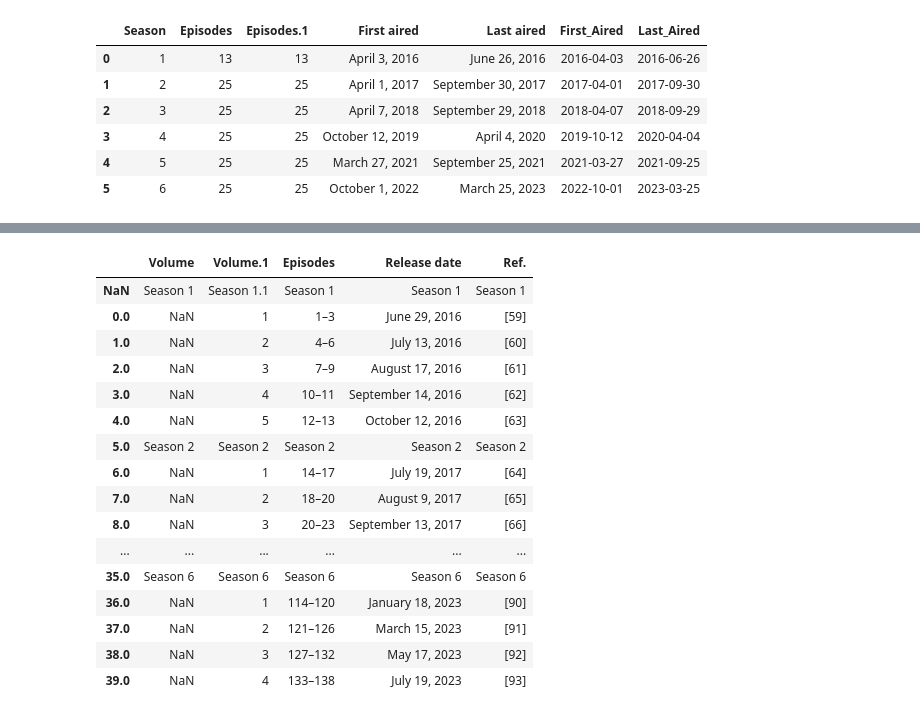
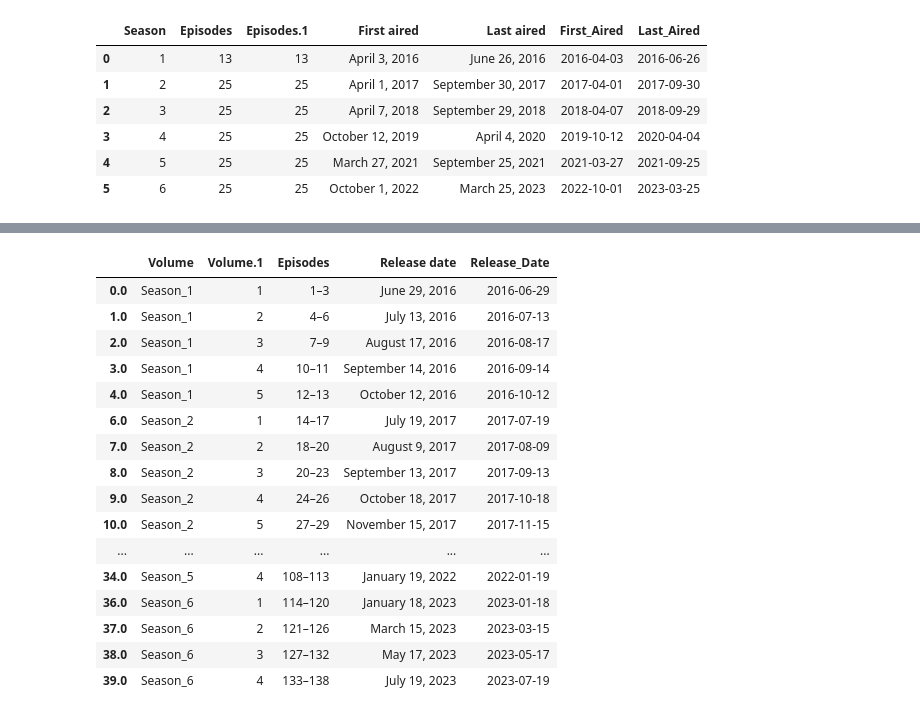
Before and after one commit to irwinjacky/AnimeShips, a Jupyter notebook: Anime_Clean.ipynb, the cells around one changed output, grey strips where cells are left out. Saved outputs shown, nothing was run; the diff lists cells and outputs as text; code cells hidden in the pictures.

```diff
--- a/Anime_Clean.ipynb
+++ b/Anime_Clean.ipynb
@@ -268,23 +288,57 @@ OVAs_clean
 # %%
 japan_hv.head(20)
 
 japan_hv = japan_hv.loc[:, ~japan_hv.columns.str.contains('^Unnamed')]
 japan_hv
+
+japan_hv.loc[0:4,'Volume']='Season_1'
+japan_hv
+japan_hv.loc[6:13,'Volume']='Season_2'
+japan_hv
+japan_hv.loc[15:22,'Volume']='Season_3'
+japan_hv
+japan_hv.loc[24:29,'Volume']='Season_4'
+japan_hv
+japan_hv.loc[31:34,'Volume']='Season_5'
+japan_hv
+japan_hv.loc[36:39,'Volume']='Season_6'
+japan_hv
+
+jp = japan_hv.drop(japan_hv.index[0])
+#print("jp",jp)
+hv = jp.drop(jp.index[5])
+#print("hv",hv)
+jp_hv = hv.drop(hv.index[13])
+#print("jp_hv",jp_hv)
+jp_ = jp_hv.drop(jp_hv.index[21])
+#print("jp_",jp_)
+hv_ = jp_.drop(jp_.index[27])
+#print("hv_",hv_)
+hv_japan = hv_.drop(hv_.index[31])
+hv_japan
+
+
+hv_japan["Release_Date"] = pd.to_datetime(hv_japan["Release date"])
+hv_japan
+
+
+Japan_HV = hv_japan.drop(columns=['Ref.'])
+Japan_HV
 # %% [output]
-|  | Volume | Volume.1 | Episodes | Release date | Ref. |
-| NaN | Season 1 | Season 1.1 | Season 1 | Season 1 | Season 1 |
-| 0.0 | NaN | 1 | 1–3 | June 29, 2016 | [59] |
-| 1.0 | NaN | 2 | 4–6 | July 13, 2016 | [60] |
-| 2.0 | NaN | 3 | 7–9 | August 17, 2016 | [61] |
-| 3.0 | NaN | 4 | 10–11 | September 14, 2016 | [62] |
-| 4.0 | NaN | 5 | 12–13 | October 12, 2016 | [63] |
-| 5.0 | Season 2 | Season 2 | Season 2 | Season 2 | Season 2 |
-| 6.0 | NaN | 1 | 14–17 | July 19, 2017 | [64] |
-| 7.0 | NaN | 2 | 18–20 | August 9, 2017 | [65] |
-| 8.0 | NaN | 3 | 20–23 | September 13, 2017 | [66] |
+|  | Volume | Volume.1 | Episodes | Release date | Release_Date |
+| 0.0 | Season_1 | 1 | 1–3 | June 29, 2016 | 2016-06-29 |
+| 1.0 | Season_1 | 2 | 4–6 | July 13, 2016 | 2016-07-13 |
+| 2.0 | Season_1 | 3 | 7–9 | August 17, 2016 | 2016-08-17 |
+| 3.0 | Season_1 | 4 | 10–11 | September 14, 2016 | 2016-09-14 |
+| 4.0 | Season_1 | 5 | 12–13 | October 12, 2016 | 2016-10-12 |
+| 6.0 | Season_2 | 1 | 14–17 | July 19, 2017 | 2017-07-19 |
+| 7.0 | Season_2 | 2 | 18–20 | August 9, 2017 | 2017-08-09 |
+| 8.0 | Season_2 | 3 | 20–23 | September 13, 2017 | 2017-09-13 |
+| 9.0 | Season_2 | 4 | 24–26 | October 18, 2017 | 2017-10-18 |
+| 10.0 | Season_2 | 5 | 27–29 | November 15, 2017 | 2017-11-15 |
 | ... | ... | ... | ... | ... | ... |
-| 35.0 | Season 6 | Season 6 | Season 6 | Season 6 | Season 6 |
-| 36.0 | NaN | 1 | 114–120 | January 18, 2023 | [90] |
-| 37.0 | NaN | 2 | 121–126 | March 15, 2023 | [91] |
-| 38.0 | NaN | 3 | 127–132 | May 17, 2023 | [92] |
-| 39.0 | NaN | 4 | 133–138 | July 19, 2023 | [93] |
+| 34.0 | Season_5 | 4 | 108–113 | January 19, 2022 | 2022-01-19 |
+| 36.0 | Season_6 | 1 | 114–120 | January 18, 2023 | 2023-01-18 |
+| 37.0 | Season_6 | 2 | 121–126 | March 15, 2023 | 2023-03-15 |
+| 38.0 | Season_6 | 3 | 127–132 | May 17, 2023 | 2023-05-17 |
+| 39.0 | Season_6 | 4 | 133–138 | July 19, 2023 | 2023-07-19 |
```
Also changed, not shown: parts of 19 cells of this notebook, 12 other files.
